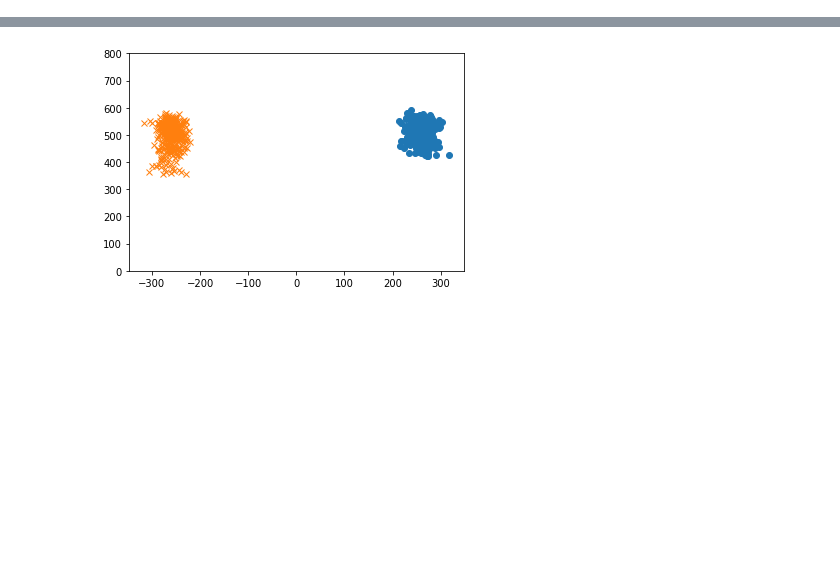
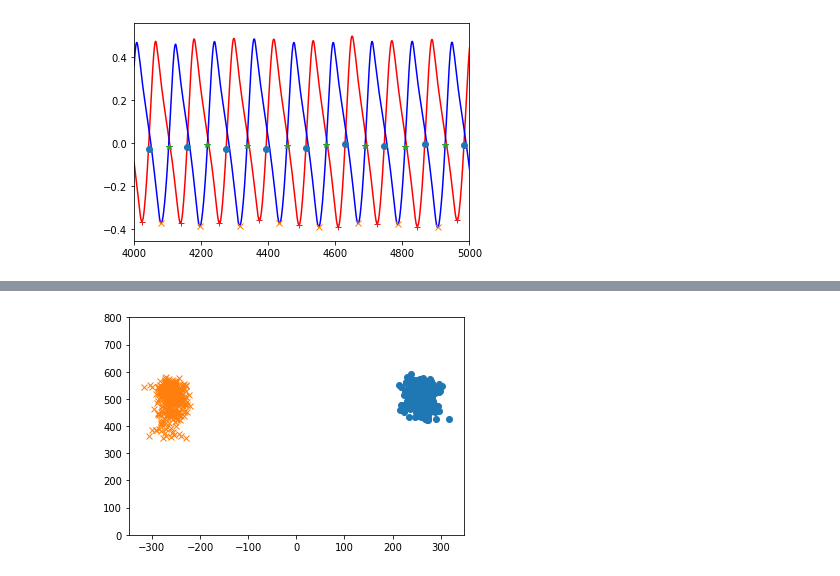
Before and after one commit to inseungkang/learningalgos, a Jupyter notebook: Controller_Inference.ipynb, the cells around one changed output, grey strips where cells are left out. Cells and saved outputs as stored; diff of their text form; code cells hidden in the pictures; blank space fills up the shorter version.

```diff
--- a/Controller_Inference.ipynb
+++ b/Controller_Inference.ipynb
@@ -194 +262,12 @@ delta_Q_l = footXY_hc_r - footXY_hc_norm_r
+# %%
+plt.plot(com[:,1]-foot_r[:,1],'red')
+plt.plot(com[:,1]-foot_l[:,1],'blue')
+plt.plot(ms_r, com[ms_r,1]-foot_r[ms_r,1], 'o')
+plt.plot(hc_l, com[hc_l,1]-foot_l[hc_l,1], 'x')
+plt.plot(ms_l, com[ms_l,1]-foot_l[ms_l,1], '*')
+plt.plot(hc_r, com[hc_r,1]-foot_r[hc_r,1], '+')
+plt.xlim(4000, 5000)
+plt.show()
+# %% [output]
+[figure, added]
 # %%
```
Also changed, not shown: parts of 13 cells of this notebook.
